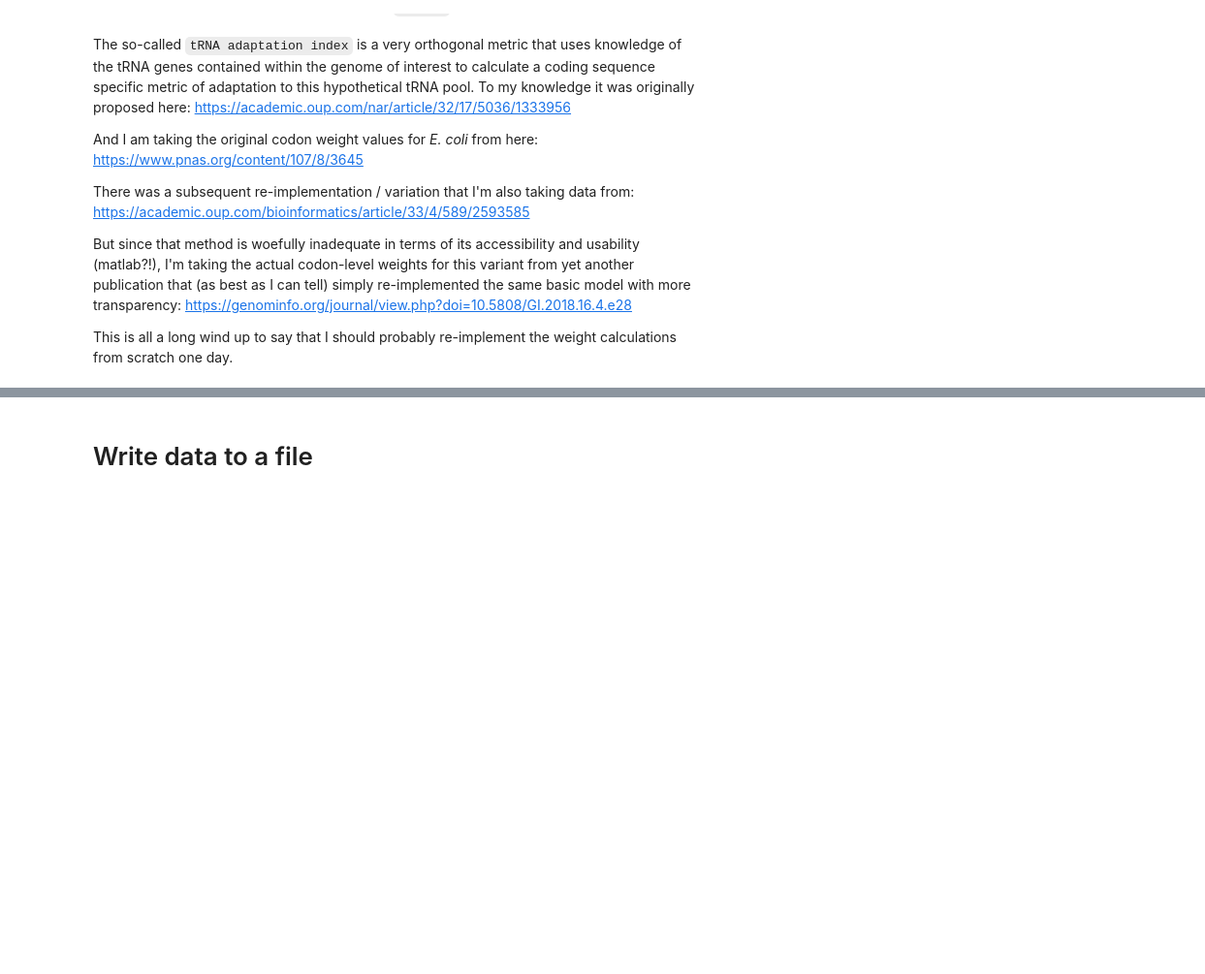
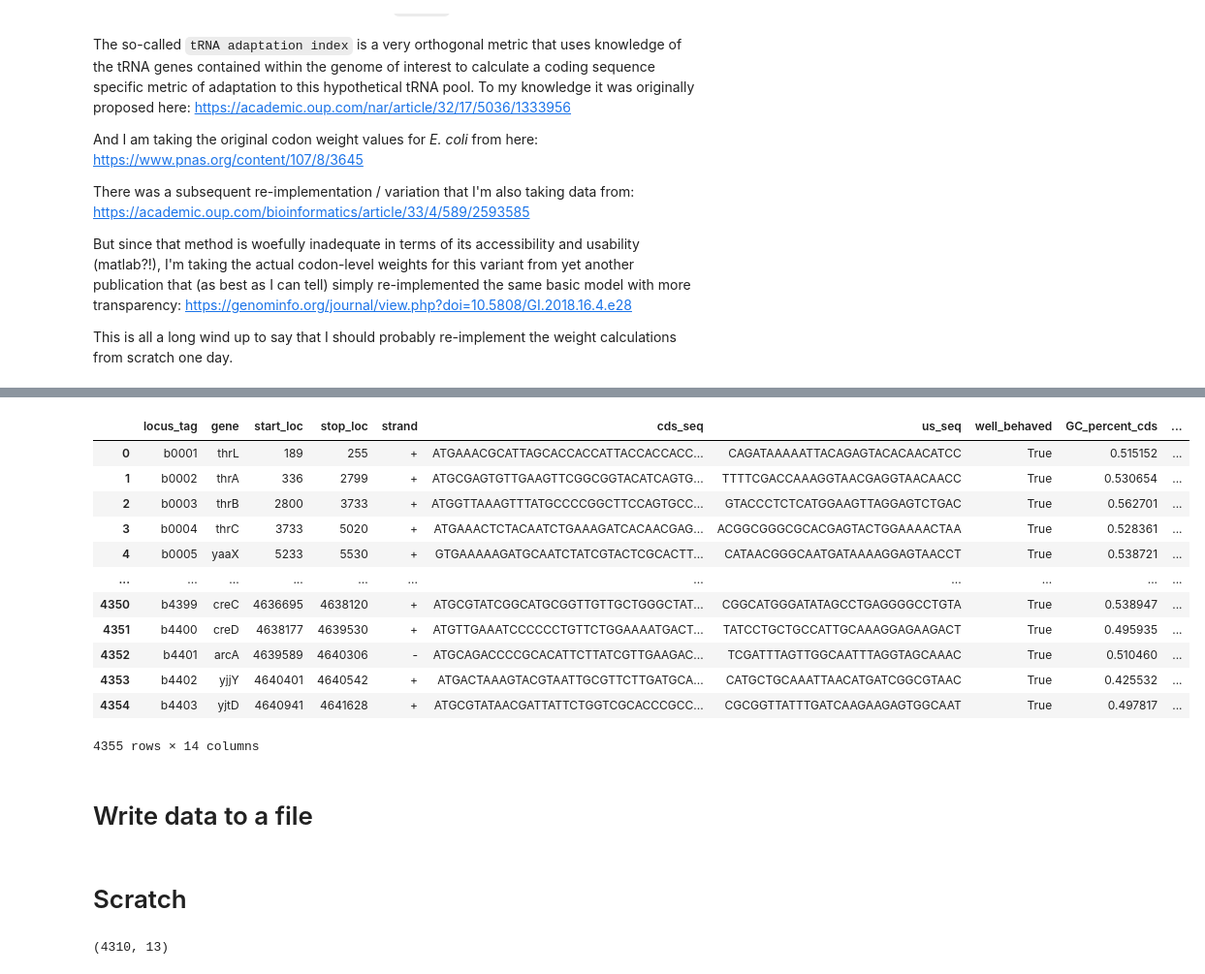
Before and after one commit to adamhockenberry/Growth-expression-translation, a Jupyter notebook: Code/codon_metrics_AJH.ipynb, the cells around one changed output, grey strips where cells are left out. Shown at 97% size. Drawn from its saved outputs; the diff is of its cells as text; code cells hidden in the pictures; blank space fills up the shorter version.

```diff
--- a/Code/codon_metrics_AJH.ipynb
+++ b/Code/codon_metrics_AJH.ipynb
@@ -18,6 +22,8 @@ import iCUB
 genome = list(SeqIO.parse('../Data/ecoli_info/NC_000913.3.gb', 'genbank'))
 assert len(genome) == 1
 genome = genome[0]
+
+length_of_upstream_seq = 30
 # %% [markdown]
 # Establish a general dataframe describing various coding sequence fesatures from the genome
 # %%
@@ -31,7 +37,7 @@ strands = []
 
 for feature in genome.features:
     nt_seq_len = len(str(genome.seq))
-    if feature.type == 'CDS':
+    if feature.type == 'CDS': ###Caring only about protein coding sequences aka CDS
         try:
             locus_id = feature.qualifiers['locus_tag'][0]
         except:
@@ -43,26 +49,25 @@ for feature in genome.features:
         start = feature.location.start
         stop = feature.location.end
         strand = feature.location.strand
+        assert stop > start
         if strand == 1:
             strand = '+'
         elif strand == -1:
             strand = '-'
         else:
-            print('ERROR')
+            print('ERROR in strand')
             break
         if strand == '-':
-            if stop + 30 > nt_seq_len:
+            if stop + 30 > nt_seq_len: ###Case that may occur at chromosome end
                 continue
             cds_seq = str(genome.seq[start:stop].reverse_complement())
-            us_seq = str(genome.seq[stop:stop+30].reverse_complement())
+            us_seq = str(genome.seq[stop:stop+length_of_upstream_seq].reverse_complement())
         elif strand == '+':
-            if start < 30:
+            if start < 30: ###Case that may occur at chromosome beginning
                 continue
             cds_seq = str(genome.seq[start:stop])
-            us_seq = str(genome.seq[start-30:start])
-        else:
-            print('MAJOR ERROR')
-            break
+            us_seq = str(genome.seq[start-length_of_upstream_seq:start])
+        ###Add everyone to growing lists because it's a faster way to set up dataframes
         loci.append(locus_id)
         gene_ids.append(gene_id)
         starts.append(start)
@@ -88,14 +102,29 @@ df.head()
 # %%
 print(df.shape)
+###First ensure that locus tags are unique and drop duplicates entirely
 df = df.drop_duplicates('locus_tag')
+
+###Next set up a simple column that tracks the suitability of each gene
 df['well_behaved'] = True
+
+###Ensure that the coding sequence is a multiple of 3 (otherwise, what is happening?)
 df.at[df[df['cds_seq'].str.len()%3 != 0].index, 'well_behaved'] = False
 
+###Count the number of canonical bases
 for letter in ['A', 'T', 'G', 'C']:
     df[letter] = df['cds_seq'].str.count(letter)
 df['ATGC'] = df[['A', 'T', 'G', 'C']].sum(axis=1)
+# ###And ensure that this number equals the coding sequence length
 df.at[df[(df['stop_loc'] - df['start_loc']) != df['ATGC']].index, 'well_behaved'] = False
 
+# ###Repeat the above procedure for upstream sequence regions
+for letter in ['A', 'T', 'G', 'C']:
+    df[letter] = df['us_seq'].str.count(letter)
+df['ATGC'] = df[['A', 'T', 'G', 'C']].sum(axis=1)
+###And ensure that this number equals the predefined upstream sequence length
+df.at[df[df['ATGC'] != length_of_upstream_seq].index, 'well_behaved'] = False
+
+###Remove those temporary columns
 df = df.drop(columns=['A', 'T', 'G', 'C', 'ATGC'])
 print(df.shape)
 # %% [output]
@@ -110,0 +142,7 @@ with open('../Data/ecoli_info/NC_000913.3.CLEAN.CDS.fasta', 'w') as outfile:
+# %%
+###Count the number of canonical bases
+for letter in ['A', 'T', 'G', 'C']:
+    df[letter] = df['cds_seq'].str.count(letter)
+df['GC_percent_cds'] = df[['G', 'C']].sum(axis=1)/df[['A', 'T', 'G', 'C']].sum(axis=1)
+df = df.drop(columns=['A', 'T', 'G', 'C'])
+print(df.shape)
@@ -291,4 +339,27 @@ df.at[df[df['well_behaved']==True].index, 'stAIcalc'] = tai_vals2
+# %%
+df
+# %% [output]
+|  | locus_tag | gene | start_loc | stop_loc | strand | cds_seq | us_seq | well_behaved | GC_percent_cds | ... |
+| 0 | b0001 | thrL | 189 | 255 | + | ATGAAACGCATTAGCACCACCATTACCACCACC... | CAGATAAAAATTACAGAGTACACAACATCC | True | 0.515152 | ... |
+| 1 | b0002 | thrA | 336 | 2799 | + | ATGCGAGTGTTGAAGTTCGGCGGTACATCAGTG... | TTTTCGACCAAAGGTAACGAGGTAACAACC | True | 0.530654 | ... |
+| 2 | b0003 | thrB | 2800 | 3733 | + | ATGGTTAAAGTTTATGCCCCGGCTTCCAGTGCC... | GTACCCTCTCATGGAAGTTAGGAGTCTGAC | True | 0.562701 | ... |
+| 3 | b0004 | thrC | 3733 | 5020 | + | ATGAAACTCTACAATCTGAAAGATCACAACGAG... | ACGGCGGGCGCACGAGTACTGGAAAACTAA | True | 0.528361 | ... |
+| 4 | b0005 | yaaX | 5233 | 5530 | + | GTGAAAAAGATGCAATCTATCGTACTCGCACTT... | CATAACGGGCAATGATAAAAGGAGTAACCT | True | 0.538721 | ... |
+| ... | ... | ... | ... | ... | ... | ... | ... | ... | ... | ... |
+| 4350 | b4399 | creC | 4636695 | 4638120 | + | ATGCGTATCGGCATGCGGTTGTTGCTGGGCTAT... | CGGCATGGGATATAGCCTGAGGGGCCTGTA | True | 0.538947 | ... |
+| 4351 | b4400 | creD | 4638177 | 4639530 | + | ATGTTGAAATCCCCCCTGTTCTGGAAAATGACT... | TATCCTGCTGCCATTGCAAAGGAGAAGACT | True | 0.495935 | ... |
+| 4352 | b4401 | arcA | 4639589 | 4640306 | - | ATGCAGACCCCGCACATTCTTATCGTTGAAGAC... | TCGATTTAGTTGGCAATTTAGGTAGCAAAC | True | 0.510460 | ... |
+| 4353 | b4402 | yjjY | 4640401 | 4640542 | + | ATGACTAAAGTACGTAATTGCGTTCTTGATGCA... | CATGCTGCAAATTAACATGATCGGCGTAAC | True | 0.425532 | ... |
+| 4354 | b4403 | yjtD | 4640941 | 4641628 | + | ATGCGTATAACGATTATTCTGGTCGCACCCGCC... | CGCGGTTATTTGATCAAGAAGAGTGGCAAT | True | 0.497817 | ... |
+4355 rows × 14 columns
 # %% [markdown]
 # Write data to a file
 # %%
 df.to_csv('../Data/ecoli_info/temp_ecoli_master_table.tsv', sep='\t', index=False)
+# %% [markdown]
+# Scratch
+# %%
+temp_df = df[df['well_behaved']==True]
+print(temp_df.shape)
+# %% [output]
+(4310, 13)
```
Also changed, not shown: parts of 20 cells of this notebook, 1 other file.
